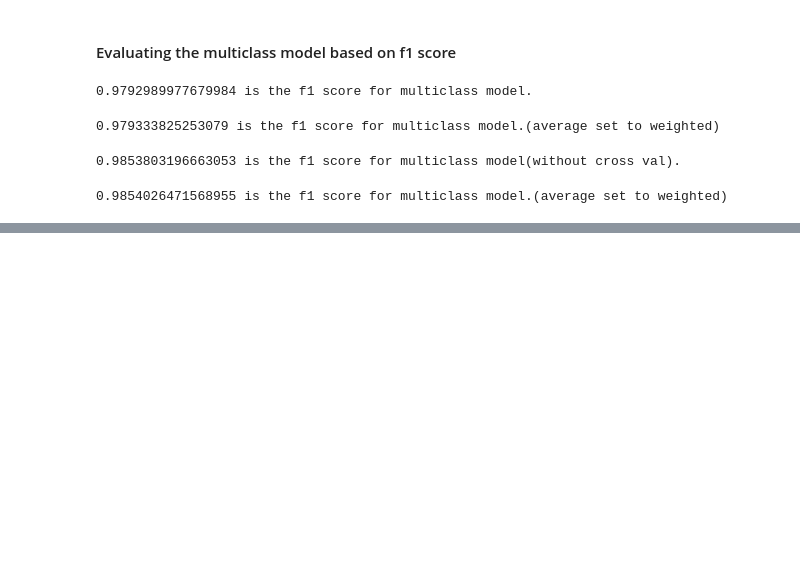
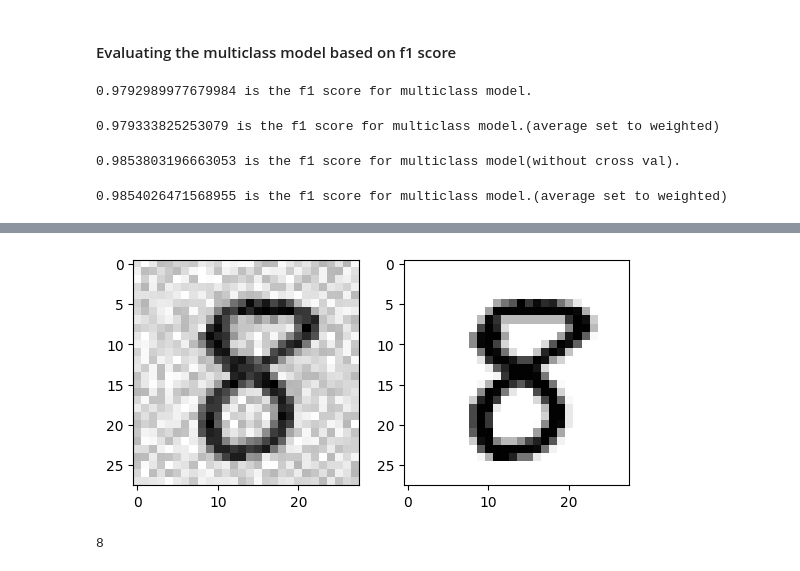
Before and after one commit to Ashmit-1/classificationDigits, a Jupyter notebook: classification.ipynb, the cells around one changed output, grey strips where cells are left out. Cells and saved outputs as stored; diff of their text form; code cells hidden in the pictures; blank space fills up the shorter version.

Commit message:
generate noisy images to use as input to multiclass classification models

```diff
--- a/classification.ipynb
+++ b/classification.ipynb
@@ -516,7 +516,7 @@ y_train_even = (y_train % 2 == 0)
 y_train_odd = (y_train % 2 != 0)
 y_even_odd = np.c_[y_train_even, y_train_odd]
 try:
-    joblib.load("knn_even_odd.pkl")
+    knn_clf = joblib.load("knn_even_odd.pkl")
     print("Imported from saved models")
 except Exception as e:
     knn_clf = KNeighborsClassifier(n_jobs=-1, n_neighbors=10)
@@ -559,0 +569,29 @@ print(f"{f1_multiclass_weighted} is the f1 score for multiclass model.(average s
+# %%
+
+noise = np.random.randint(0, 100, X_train.shape)
+X_train_mod = X_train + noise
+noise = np.random.randint(0, 100, X_test.shape)
+X_test_mod = X_test + noise
+# %%
+%matplotlib inline
+import matplotlib as mpl
+import matplotlib.pyplot as plt
+some_digit = X_train_mod[333]
+some_digit_image = some_digit.reshape(28, 28)
+plt.subplot(1, 2, 1)
+plt.imshow(some_digit_image, cmap = mpl.cm.binary, interpolation="nearest")
+plt.axis("on")
+plt.grid(False)
+some_digit = X_train[333]
+some_digit_image = some_digit.reshape(28, 28)
+plt.subplot(1, 2, 2)
+plt.imshow(some_digit_image, cmap = mpl.cm.binary, interpolation="nearest")
+plt.axis("on")
+plt.grid(False)
+plt.show()
+# %% [output]
+[figure, added]
+# %%
+print(y_train[333])
+# %% [output]
+8
```
Also changed, not shown: parts of 3 cells of this notebook.
